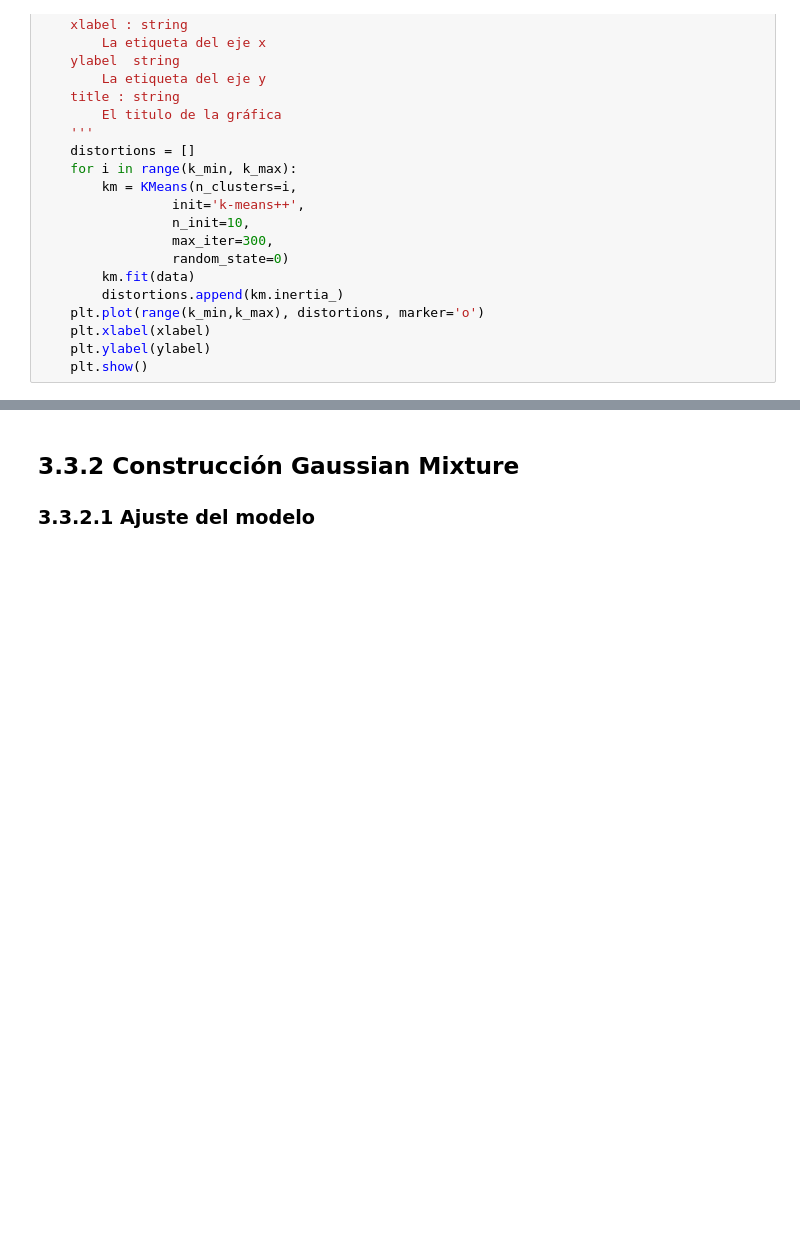
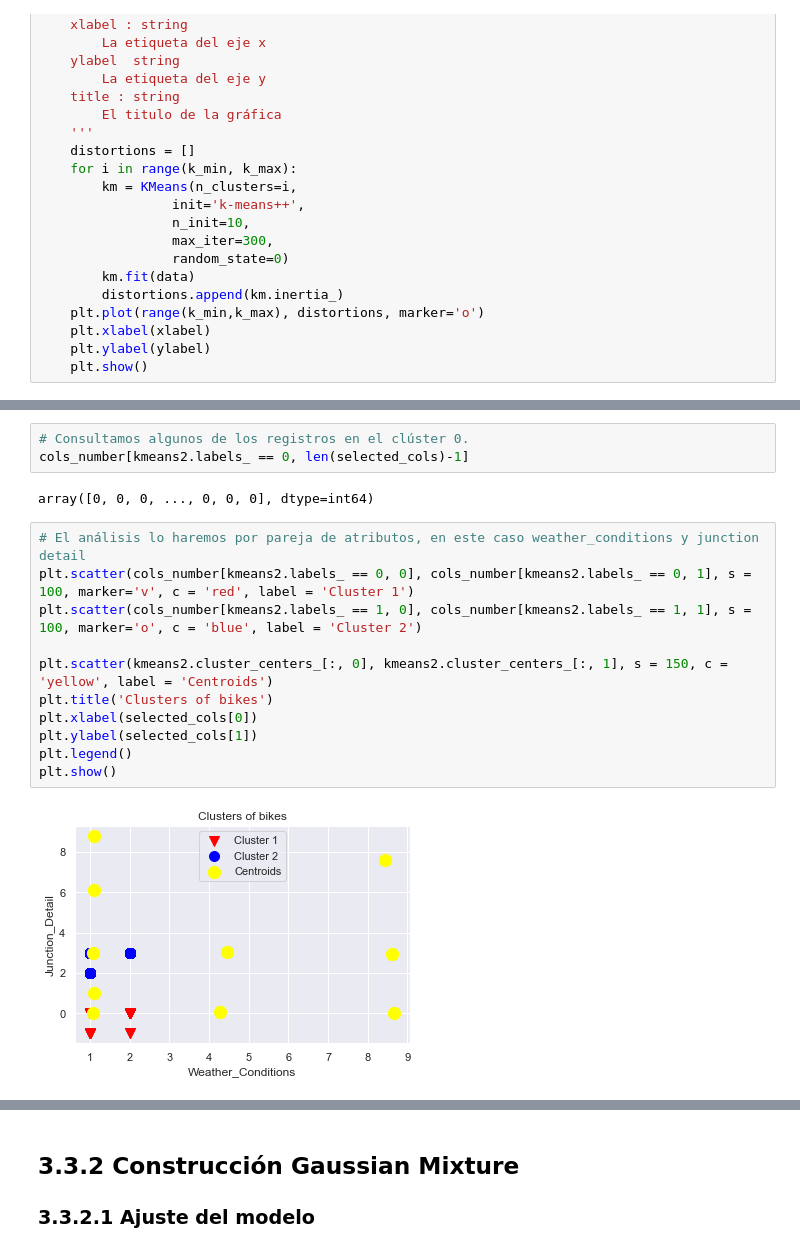
Before and after one commit to jjosorioc/ISIS3301-lab01-clustering, a Jupyter notebook: lab1.ipynb, the cells around one changed output, grey strips where cells are left out. Saved outputs shown, nothing was run; the diff lists cells and outputs as text; blank space fills up the shorter version.

```diff
--- a/lab1.ipynb
+++ b/lab1.ipynb
@@ -345,0 +391,18 @@ plot_distortion(df_bicialpes[selected_cols],1,11)
+# %%
+# Consultamos algunos de los registros en el clúster 0.
+cols_number[kmeans2.labels_ == 0, len(selected_cols)-1]
+# %% [output]
+array([0, 0, 0, ..., 0, 0, 0], dtype=int64)
+# %%
+# El análisis lo haremos por pareja de atributos, en este caso weather_conditions y junction detail
+plt.scatter(cols_number[kmeans2.labels_ == 0, 0], cols_number[kmeans2.labels_ == 0, 1], s = 100, marker='v', c = 'red', label = 'Cluster 1')
+plt.scatter(cols_number[kmeans2.labels_ == 1, 0], cols_number[kmeans2.labels_ == 1, 1], s = 100, marker='o', c = 'blue', label = 'Cluster 2')
+
+plt.scatter(kmeans2.cluster_centers_[:, 0], kmeans2.cluster_centers_[:, 1], s = 150, c = 'yellow', label = 'Centroids')
+plt.title('Clusters of bikes')
+plt.xlabel(selected_cols[0])
+plt.ylabel(selected_cols[1])
+plt.legend()
+plt.show()
+# %% [output]
+[figure, added]
```
Also changed, not shown: parts of 22 cells of this notebook.
